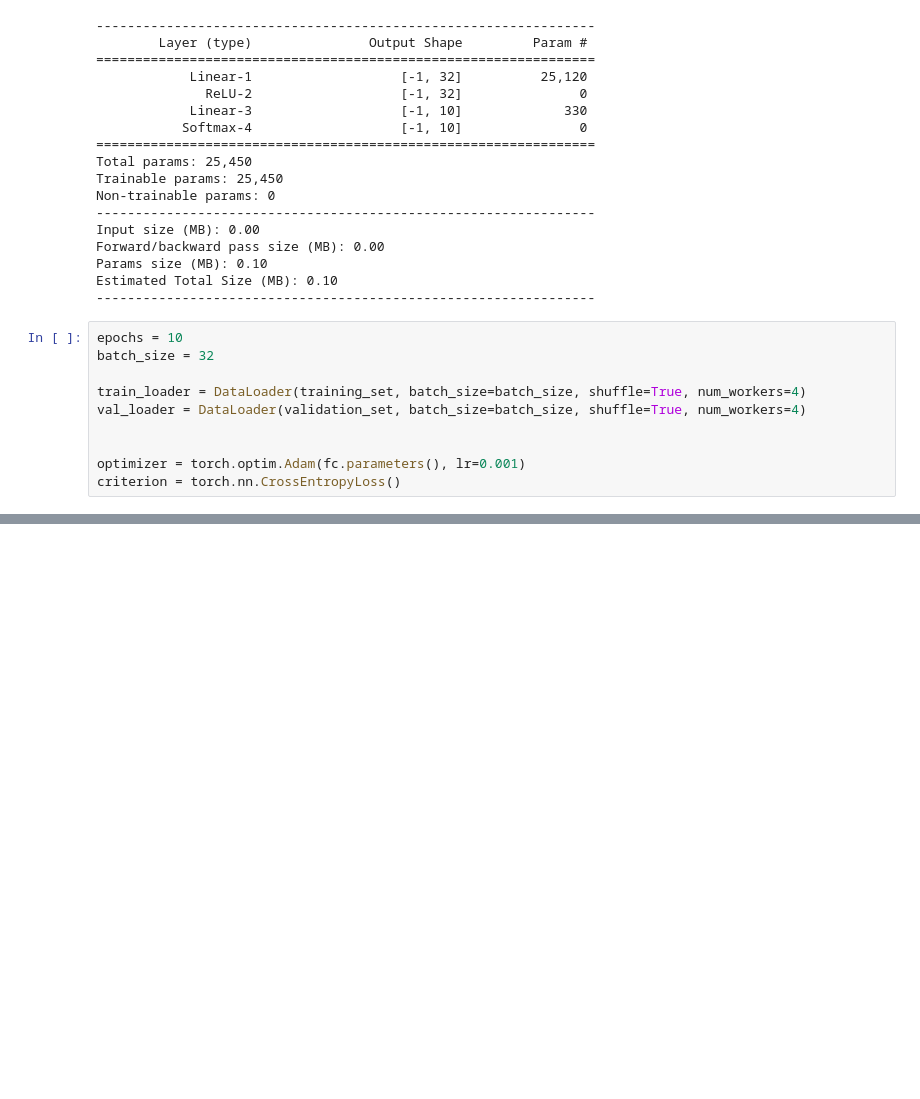
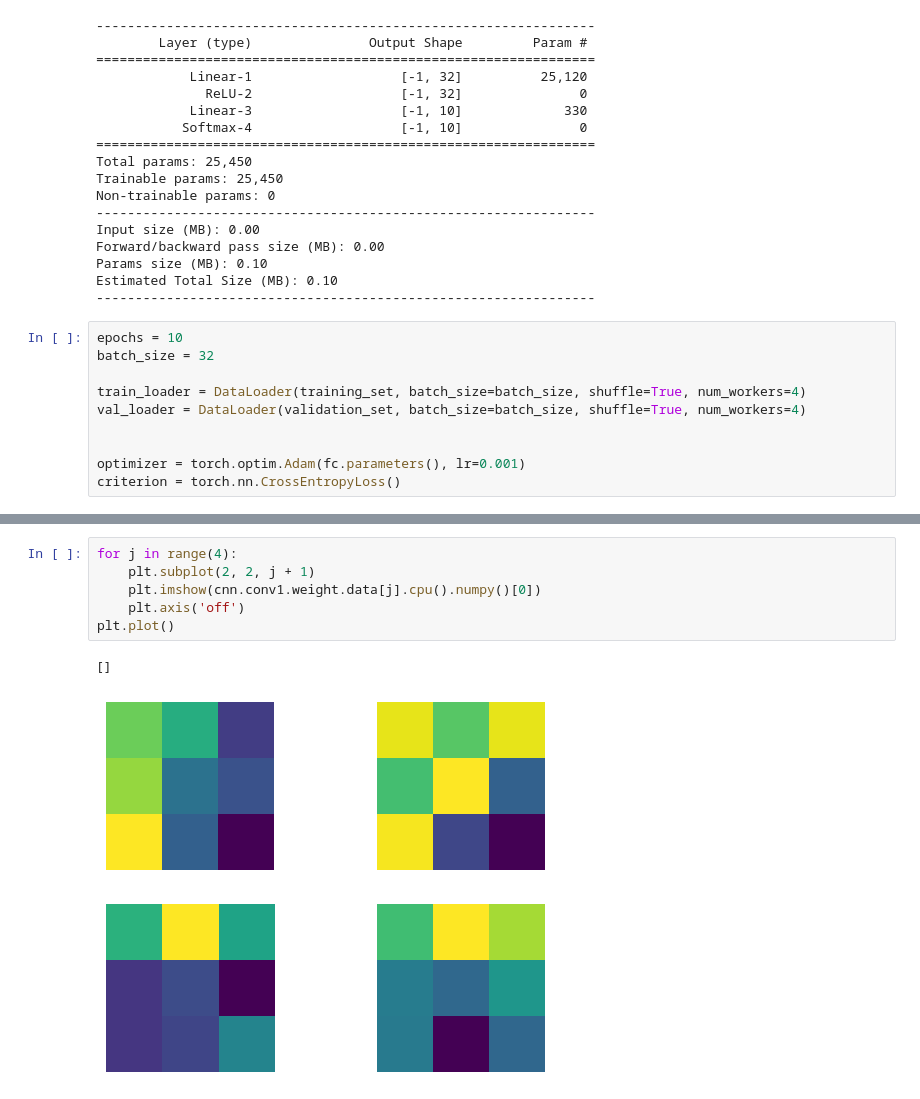
Before and after one commit to EricJahns/CNNvsFCC, a Jupyter notebook: main.ipynb, the cells around one changed output, grey strips where cells are left out. Saved outputs shown, nothing was run; the diff lists cells and outputs as text; blank space fills up the shorter version.

```diff
--- a/main.ipynb
+++ b/main.ipynb
@@ -302,0 +315,9 @@ plt.savefig('fc_vs_cnn_cost.png')
+# %%
+for j in range(4):
+    plt.subplot(2, 2, j + 1)
+    plt.imshow(cnn.conv1.weight.data[j].cpu().numpy()[0])
+    plt.axis('off')
+plt.plot()
+# %% [output]
+[]
+[figure, added]
```
Also changed, not shown: parts of 13 cells of this notebook, 6 other files.
